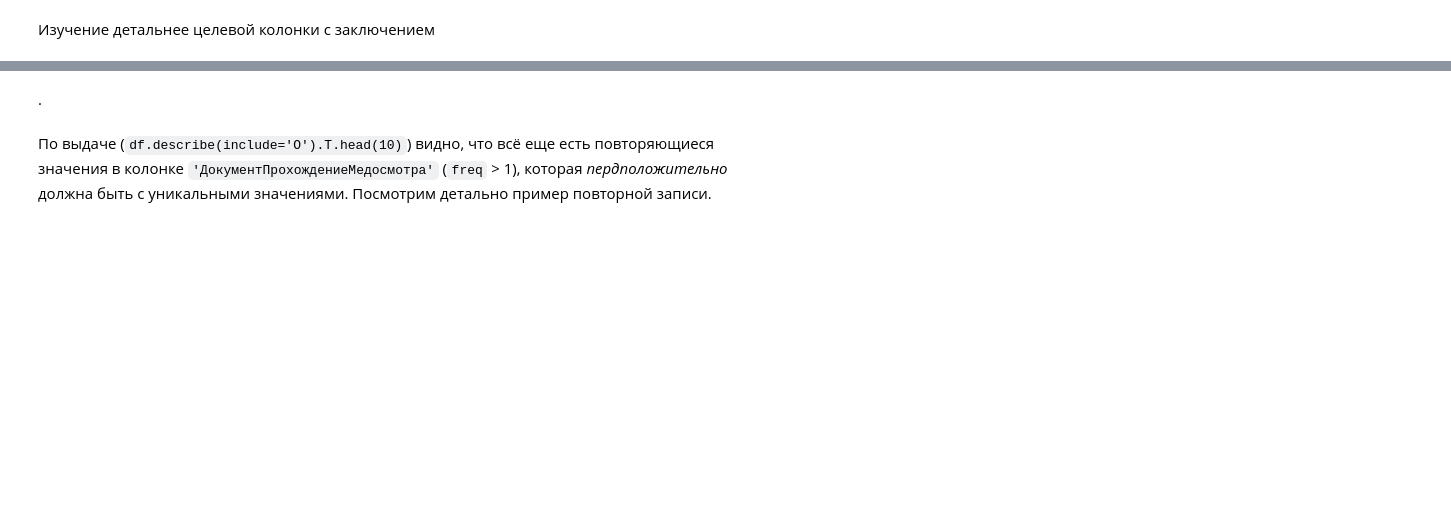
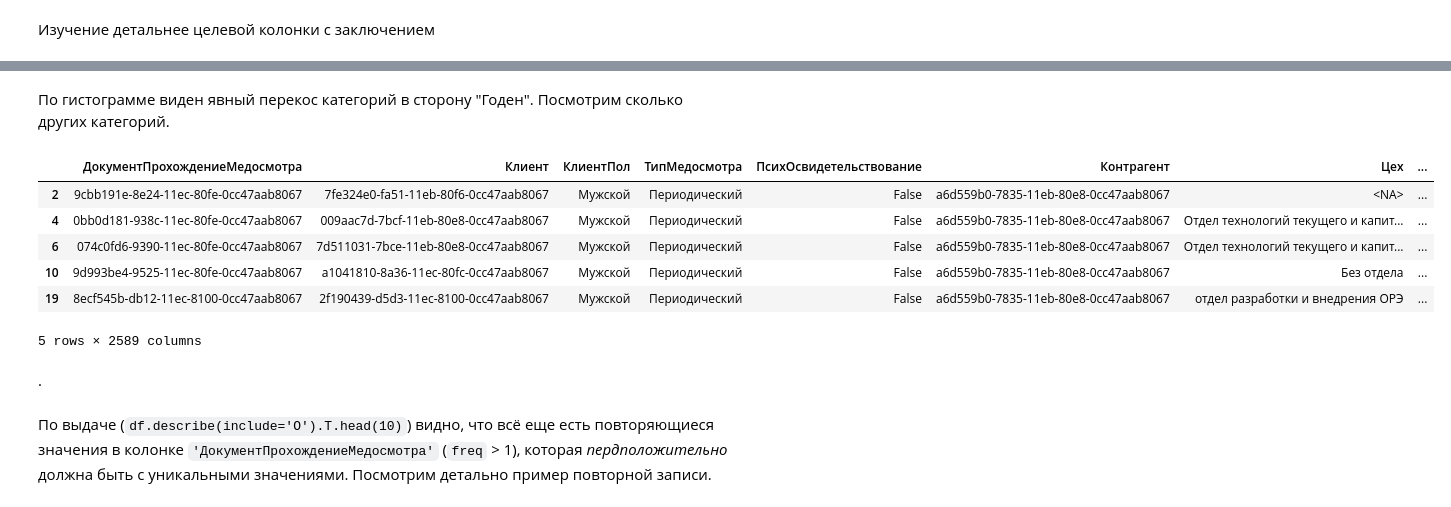
Before and after one commit to Untick/InspectrumClinic_RS_gr2, a Jupyter notebook: Yurkov Vladimir/Untitled0.ipynb, the cells around one changed output, grey strips where cells are left out. Cells and saved outputs as stored; diff of their text form; code cells hidden in the pictures; blank space fills up the shorter version.

```diff
--- a/Yurkov Vladimir/Untitled0.ipynb
+++ b/Yurkov Vladimir/Untitled0.ipynb
@@ -68,5 +191,0 @@ display(df.describe(include='O').T.head(10))
-# %%
-pd.set_option('display.max_rows', None) # (default=20) для сброса pd.reset_option('display.max_rows') | для колонок max_columns
-#display(df.dtypes)
-pd.reset_option('display.max_rows')
-display(df.dtypes.value_counts())
@@ -84,3 +282,15 @@ plt.title('ЗаключениеМК');
+# %% [markdown]
+По гистограмме виден явный перекос категорий в сторону "Годен". Посмотрим сколько других категорий.
+# %%
+display(df[df['ЗаключениеМК'] != 'Годен'].head())
+# %% [output]
+|  | ДокументПрохождениеМедосмотра | Клиент | КлиентПол | ТипМедосмотра | ПсихОсвидетельствование | Контрагент | Цех | ... |
+| 2 | 9cbb191e-8e24-11ec-80fe-0cc47aab8067 | 7fe324e0-fa51-11eb-80f6-0cc47aab8067 | Мужской | Периодический | False | a6d559b0-7835-11eb-80e8-0cc47aab8067 | <NA> | ... |
+| 4 | 0bb0d181-938c-11ec-80fe-0cc47aab8067 | 009aac7d-7bcf-11eb-80e8-0cc47aab8067 | Мужской | Периодический | False | a6d559b0-7835-11eb-80e8-0cc47aab8067 | Отдел технологий текущего и капит... | ... |
+| 6 | 074c0fd6-9390-11ec-80fe-0cc47aab8067 | 7d511031-7bce-11eb-80e8-0cc47aab8067 | Мужской | Периодический | False | a6d559b0-7835-11eb-80e8-0cc47aab8067 | Отдел технологий текущего и капит... | ... |
+| 10 | 9d993be4-9525-11ec-80fe-0cc47aab8067 | a1041810-8a36-11ec-80fc-0cc47aab8067 | Мужской | Периодический | False | a6d559b0-7835-11eb-80e8-0cc47aab8067 | Без отдела | ... |
+| 19 | 8ecf545b-db12-11ec-8100-0cc47aab8067 | 2f190439-d5d3-11ec-8100-0cc47aab8067 | Мужской | Периодический | False | a6d559b0-7835-11eb-80e8-0cc47aab8067 | отдел разработки и внедрения ОРЭ | ... |
+5 rows × 2589 columns
 # %% [markdown]
  .
 # %% [markdown]
```
Also changed, not shown: parts of 34 cells of this notebook.
